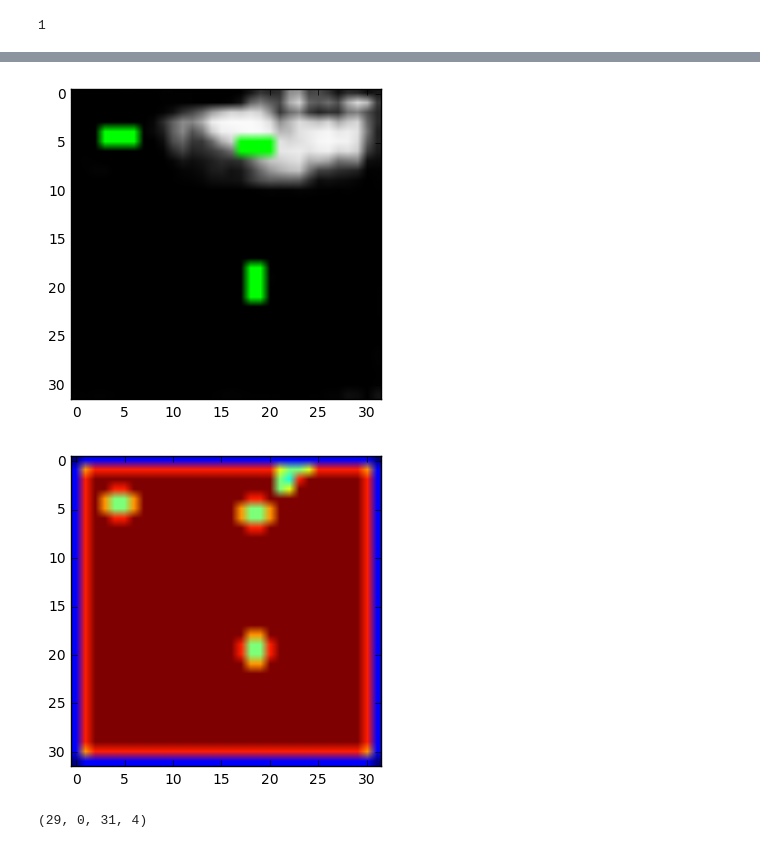
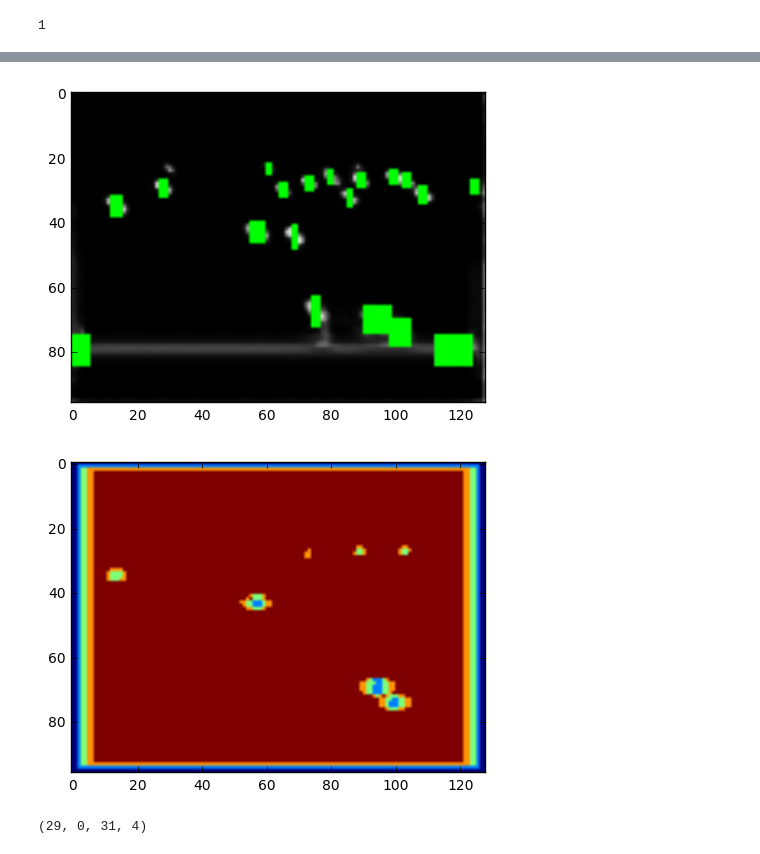
Before and after one commit to npetrenko/recurrent_frcnn, a Jupyter notebook: test_rpn_det.ipynb, the cells around one changed output, grey strips where cells are left out. Saved outputs shown, nothing was run; the diff lists cells and outputs as text; code cells hidden in the pictures.

```diff
--- a/test_rpn_det.ipynb
+++ b/test_rpn_det.ipynb
@@ -20,7 +20,7 @@ from random import seed
 seed(1234)
 np.random.seed(1234)
 # %%
-data,_,_ = get_data('./videos/', './annotations/')
+data,_,_ = get_data('./crowdgen_data/Main/', './annotations/')
 # %% [output]
 Parsing annotation files
 # %%
@@ -95,7 +95,7 @@ preds_n_base = predict_rpn_and_featuremap(x[0])
 # %%
 Y1, Y2, base_ = preds_n_base
 # %%
-t = 9
+t = 1
 plt.imshow((x[1][0][0,t][...,:num_anchors]).sum(axis=-1))
 plt.show()
 plt.imshow(Y1[0,t].max(axis=-1))
@@ -117,17 +136,17 @@ preds = predict_rpn_and_featuremap(x[0])[0]
 # %%
 im = preds[0,t].max(axis=-1)
 im = np.stack([im]*3,  axis=-1)
 for bb in bbs:
-    a,b,c,d = bb
+    a,b,c,d = map(lambda x: x//C.rpn_stride, bb)
     #cv2.rectangle(im, (a,b), (c,d), color=-1)
     im[b:d,a:c] = np.array([0,255,0], dtype='float32')/255
 plt.imshow(im, vmin=0, vmax=1)
 plt.show()
 plt.imshow((x[1][0][0,t][...,:num_anchors]).sum(axis=-1))
 plt.show()
 # %% [output]
-[figure, old version]
+[figure, new version]
-[figure, old version]
+[figure, new version]
 # %%
 a, b, c, d
 # %% [output]
```
Also changed, not shown: parts of 7 cells of this notebook, 7 other files.
